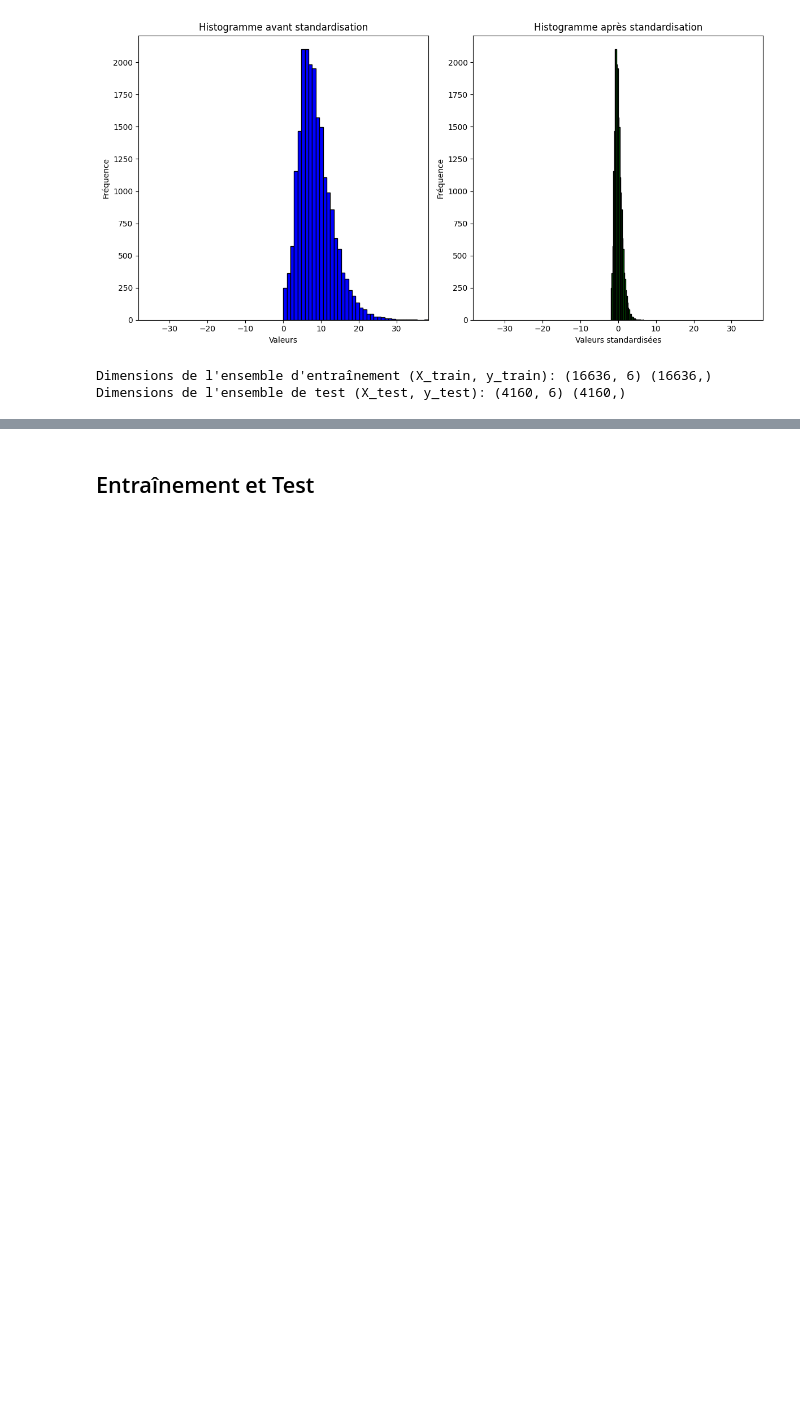
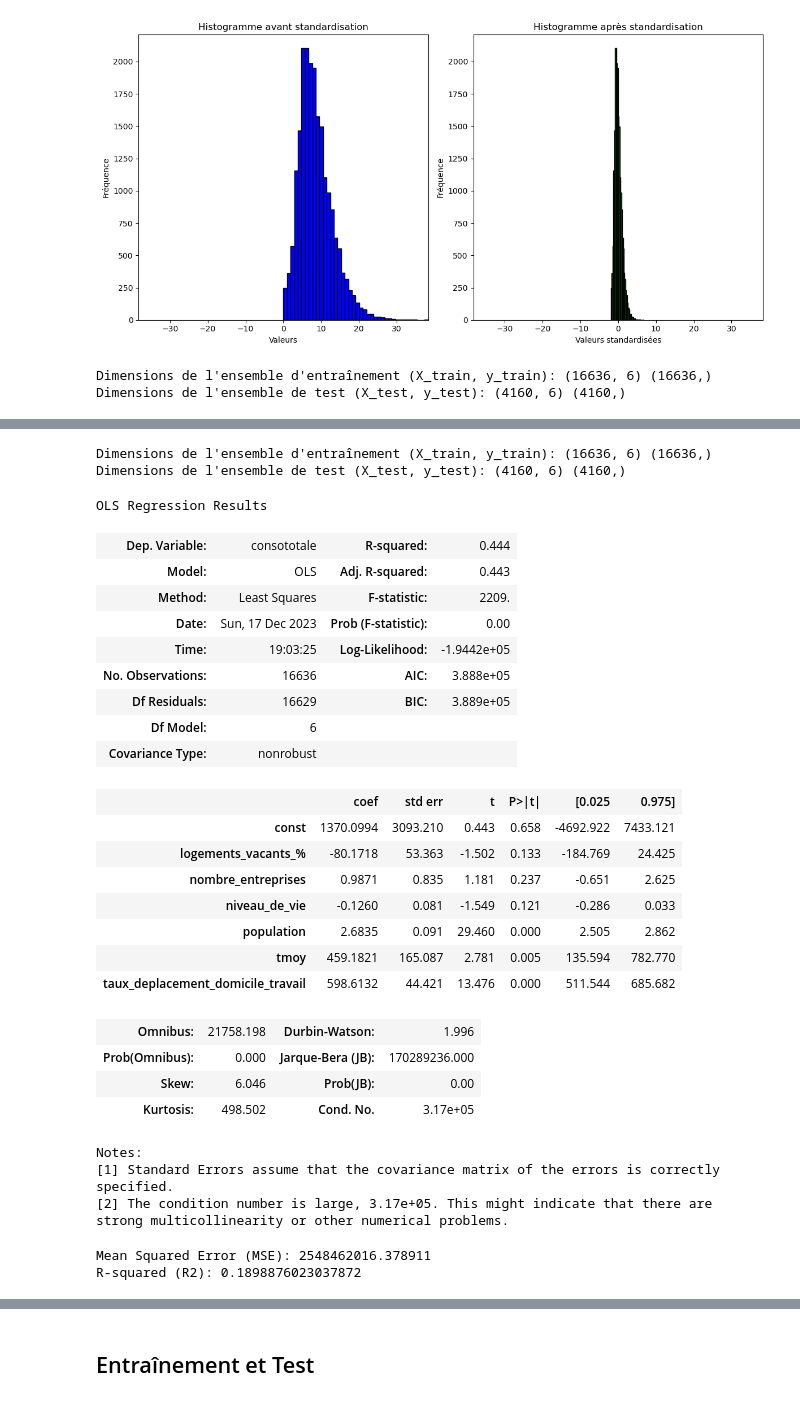
Before and after one commit to tgarnier067/Projet-Python-2023, a Jupyter notebook: Notebook_unique_a_renommer.ipynb, the cells around one changed output, grey strips where cells are left out. Cells and saved outputs as stored; diff of their text form; code cells hidden in the pictures; blank space fills up the shorter version.

```diff
--- a/Notebook_unique_a_renommer.ipynb
+++ b/Notebook_unique_a_renommer.ipynb
@@ -1004,0 +1049,54 @@ Notes:
+# %%
+from sklearn.model_selection import train_test_split
+
+# Séparation en variables indépendantes (X) et variable dépendante (y)
+X = table_donnees.drop(['code_commune','libelle_commune','consototale'], axis=1)
+y = table_donnees['consototale']
+
+# Division des données en ensemble d'entraînement (train set) et ensemble de test (test set)
+X_train, X_test, y_train, y_test = train_test_split(X, y, test_size=0.2, random_state=42)
+
+# "test_size" détermine la proportion d'observations à inclure dans l'ensemble de test (ici, 20%)
+# "random_state" est utilisé pour garantir la reproductibilité des résultats, on peut choisir n'importe quel nombre
+
+# Affichage des dimensions des ensembles d'entraînement et de test
+print("Dimensions de l'ensemble d'entraînement (X_train, y_train):", X_train.shape, y_train.shape)
+print("Dimensions de l'ensemble de test (X_test, y_test):", X_test.shape, y_test.shape)
+
+# Ajouter une constante à la matrice des caractéristiques (X) pour le terme d'interception
+X_train = sm.add_constant(X_train)
+X_test = sm.add_constant(X_test)
+
+# Création d'un modèle de régression linéaire avec statsmodels
+modele_regression = sm.OLS(y_train, X_train).fit()
+
+modele_regression.summary()
+# %% [output]
+Dimensions de l'ensemble d'entraînement (X_train, y_train): (16636, 6) (16636,)
+Dimensions de l'ensemble de test (X_test, y_test): (4160, 6) (4160,)
+OLS Regression Results
+| Dep. Variable: | consototale | R-squared: | 0.444 |
+| Model: | OLS | Adj. R-squared: | 0.443 |
+| Method: | Least Squares | F-statistic: | 2209. |
+| Date: | Sun, 17 Dec 2023 | Prob (F-statistic): | 0.00 |
+| Time: | 19:03:25 | Log-Likelihood: | -1.9442e+05 |
+| No. Observations: | 16636 | AIC: | 3.888e+05 |
+| Df Residuals: | 16629 | BIC: | 3.889e+05 |
+| Df Model: | 6 |  |  |
+| Covariance Type: | nonrobust |  |  |
+|  | coef | std err | t | P>|t| | [0.025 | 0.975] |
+| const | 1370.0994 | 3093.210 | 0.443 | 0.658 | -4692.922 | 7433.121 |
+| logements_vacants_% | -80.1718 | 53.363 | -1.502 | 0.133 | -184.769 | 24.425 |
+| nombre_entreprises | 0.9871 | 0.835 | 1.181 | 0.237 | -0.651 | 2.625 |
+| niveau_de_vie | -0.1260 | 0.081 | -1.549 | 0.121 | -0.286 | 0.033 |
+| population | 2.6835 | 0.091 | 29.460 | 0.000 | 2.505 | 2.862 |
+| tmoy | 459.1821 | 165.087 | 2.781 | 0.005 | 135.594 | 782.770 |
+| taux_deplacement_domicile_travail | 598.6132 | 44.421 | 13.476 | 0.000 | 511.544 | 685.682 |
+| Omnibus: | 21758.198 | Durbin-Watson: | 1.996 |
+| Prob(Omnibus): | 0.000 | Jarque-Bera (JB): | 170289236.000 |
+| Skew: | 6.046 | Prob(JB): | 0.00 |
+| Kurtosis: | 498.502 | Cond. No. | 3.17e+05 |
+Notes:
+[1] Standard Errors assume that the covariance matrix of the errors is correctly specified.
+[2] The condition number is large, 3.17e+05. This might indicate that there are
+strong multicollinearity or other numerical problems.
@@ -1004,0 +1105,16 @@ Notes:
+# %%
+import matplotlib.pyplot as plt
+import matplotlib.ticker as ticker
+
+# Prédictions sur l'ensemble de test
+predictions = modele_regression.predict(X_test)
+
+# Évaluation du modèle
+mse = mean_squared_error(y_test, predictions)
+r2 = r2_score(y_test, predictions)
+
+print("Mean Squared Error (MSE):", mse)
+print("R-squared (R2):", r2)
+# %% [output]
+Mean Squared Error (MSE): 2548462016.378911
+R-squared (R2): 0.1898876023037872
```
Also changed, not shown: parts of 23 cells of this notebook.
